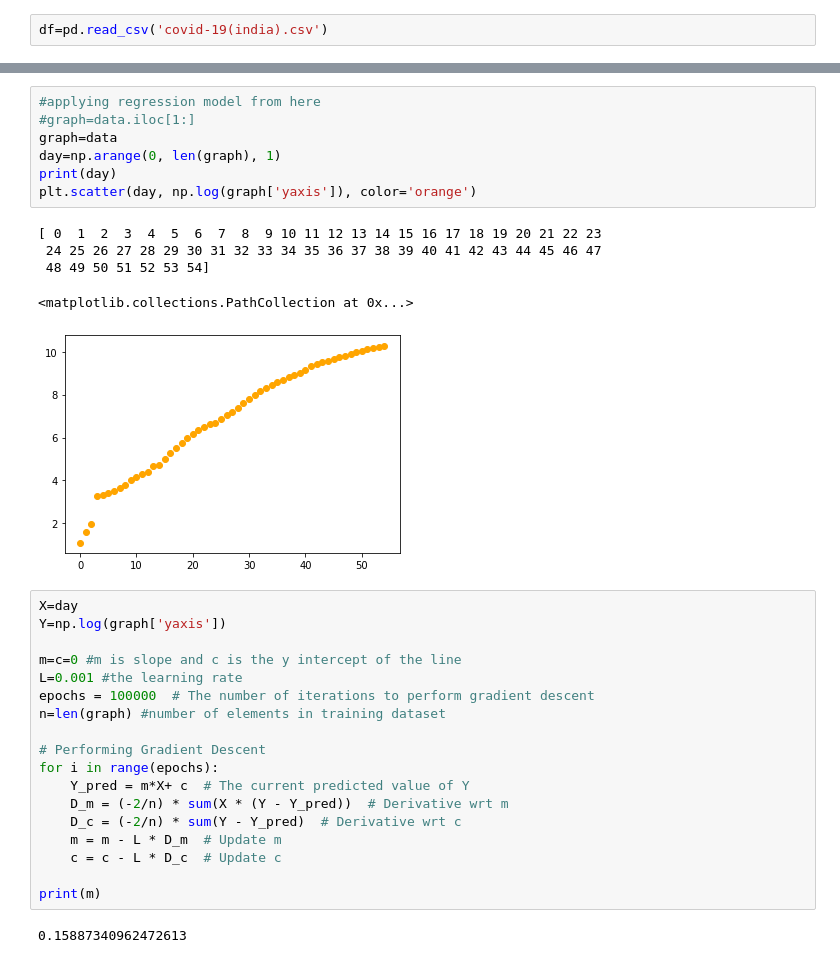
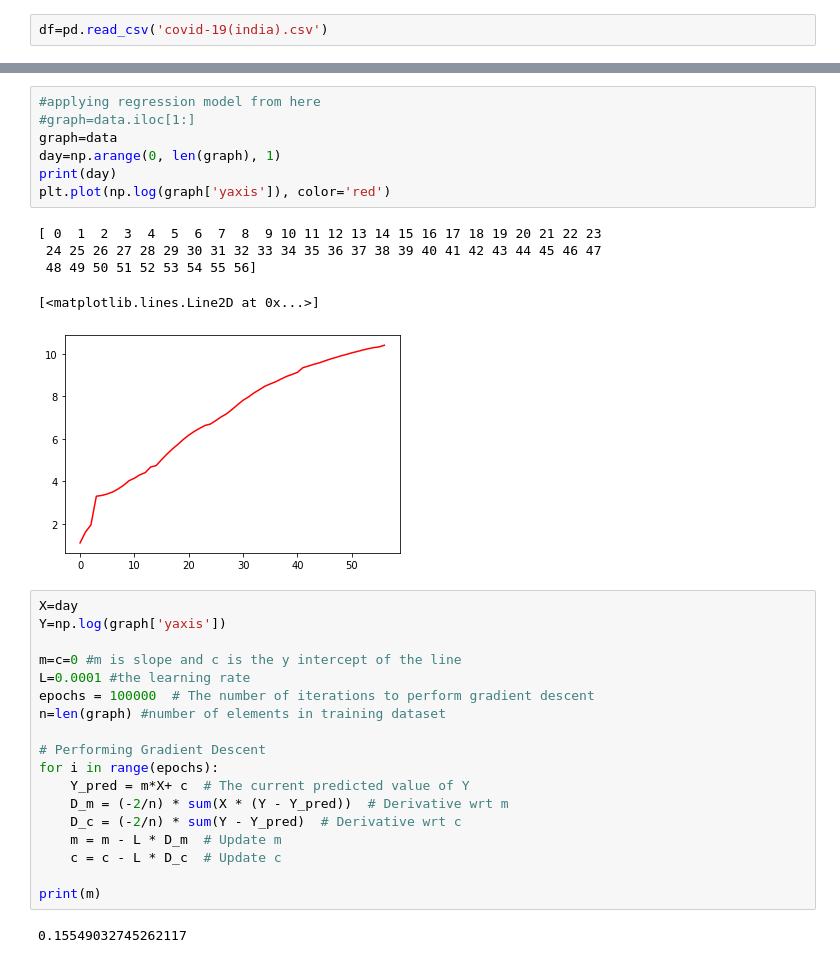
Before and after one commit to firefistKunal/DataScienceN00b, a Jupyter notebook: track_covid-19/localQuery.ipynb, the cells around one changed output, grey strips where cells are left out. Saved outputs shown, nothing was run; the diff lists cells and outputs as text.

```diff
--- a/track_covid-19/localQuery.ipynb
+++ b/track_covid-19/localQuery.ipynb
@@ -59,22 +59,22 @@ plt.scatter(data['Date'], data['yaxis'])
 # %%
 #applying regression model from here
 #graph=data.iloc[1:]
 graph=data
 day=np.arange(0, len(graph), 1)
 print(day)
-plt.scatter(day, np.log(graph['yaxis']), color='orange')
+plt.plot(np.log(graph['yaxis']), color='red')
 # %% [output]
 [ 0  1  2  3  4  5  6  7  8  9 10 11 12 13 14 15 16 17 18 19 20 21 22 23
  24 25 26 27 28 29 30 31 32 33 34 35 36 37 38 39 40 41 42 43 44 45 46 47
- 48 49 50 51 52 53 54]
+ 48 49 50 51 52 53 54 55 56]
-<matplotlib.collections.PathCollection at 0x...>
+[<matplotlib.lines.Line2D at 0x...>]
-[figure, old version]
+[figure, new version]
 # %%
 X=day
 Y=np.log(graph['yaxis'])
 
 m=c=0 #m is slope and c is the y intercept of the line
-L=0.001 #the learning rate
+L=0.0001 #the learning rate
 epochs = 100000  # The number of iterations to perform gradient descent
 n=len(graph) #number of elements in training dataset
 
@@ -88,7 +88,7 @@ for i in range(epochs):
 
 print(m)
 # %% [output]
-0.15887340962472613
+0.15549032745262117
 # %%
 Y_pred = m*X+ c
 plt.scatter(X, Y)
```
Also changed, not shown: parts of 7 cells of this notebook, 2 other files.
